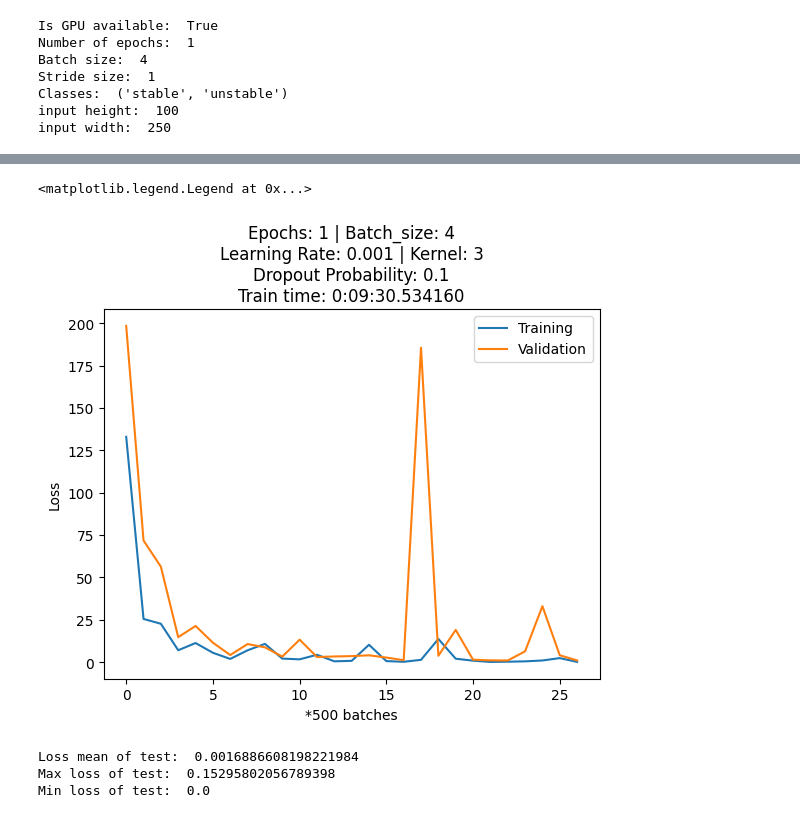
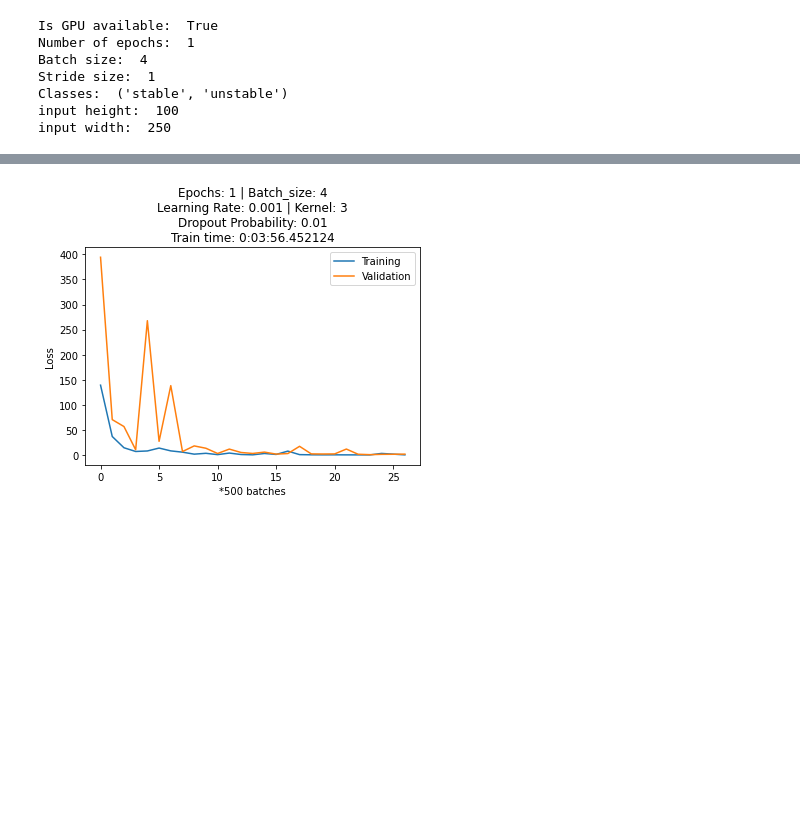
Before and after one commit to MattanTseng/ME_592_HW3, a Jupyter notebook: part1/Part1.ipynb, the cells around one changed output, grey strips where cells are left out. Saved outputs shown, nothing was run; the diff lists cells and outputs as text; code cells hidden in the pictures; blank space fills up the shorter version.

Commit message:
Created plots

```diff
--- a/part1/Part1.ipynb
+++ b/part1/Part1.ipynb
@@ -121,7 +121,7 @@ epochs = 1
 learning_rate = 0.001
 stride = 1
 kernel = 3
-dropout_probability = 0.1
+dropout_probability = 0.01
 
 class CNN(nn.Module):
     def __init__(self):
@@ -278,16 +278,20 @@ Finished Training
 # %%
 loss_title = "Epochs: " + str(epochs) + " | Batch_size: " + str(batch_size) + "\nLearning Rate: " + str(learning_rate) + " | Kernel: " + str(kernel) + "\nDropout Probability: " + str(dropout_probability) + "\nTrain time: " + str(datetime.timedelta(seconds = train_time))
 plt.title(loss_title)
 plt.xlabel("*500 batches")
 plt.ylabel("Loss")
 
 # plt.yscale("log")
 plt.plot(training_losses, label= "Training")
 plt.plot(validation_losses, label = "Validation")
 plt.legend()
+
+
+figname = "e"+str(epochs)+"bs"+str(batch_size)+"lr"+str(learning_rate)+"k"+str(kernel)+"dp"+str(dropout_probability)+".png"
+#print(figname)
+#plt.savefig(figname)
 # %% [output]
-<matplotlib.legend.Legend at 0x...>
-[figure, old version]
+[figure, new version]
 # %%
 # now that the training has been completed, run through the test set.
 test_images_torch = torch.div(torch.from_numpy(test_images).float(), 255)
@@ -317,10 +321,6 @@ test_losses = np.asarray(test_losses)
 print("Loss mean of test: ", test_losses.mean())
 print("Max loss of test: ", test_losses.max())
 print("Min loss of test: ", test_losses.min())
-# %% [output]
-Loss mean of test:  0.0016886608198221984
-Max loss of test:  0.15295802056789398
-Min loss of test:  0.0
 # %%
 # Let's create a function to take 1 random image in and predict whether it is stable or sunstable
 
```
Also changed, not shown: parts of 5 cells of this notebook, 20 other files.
